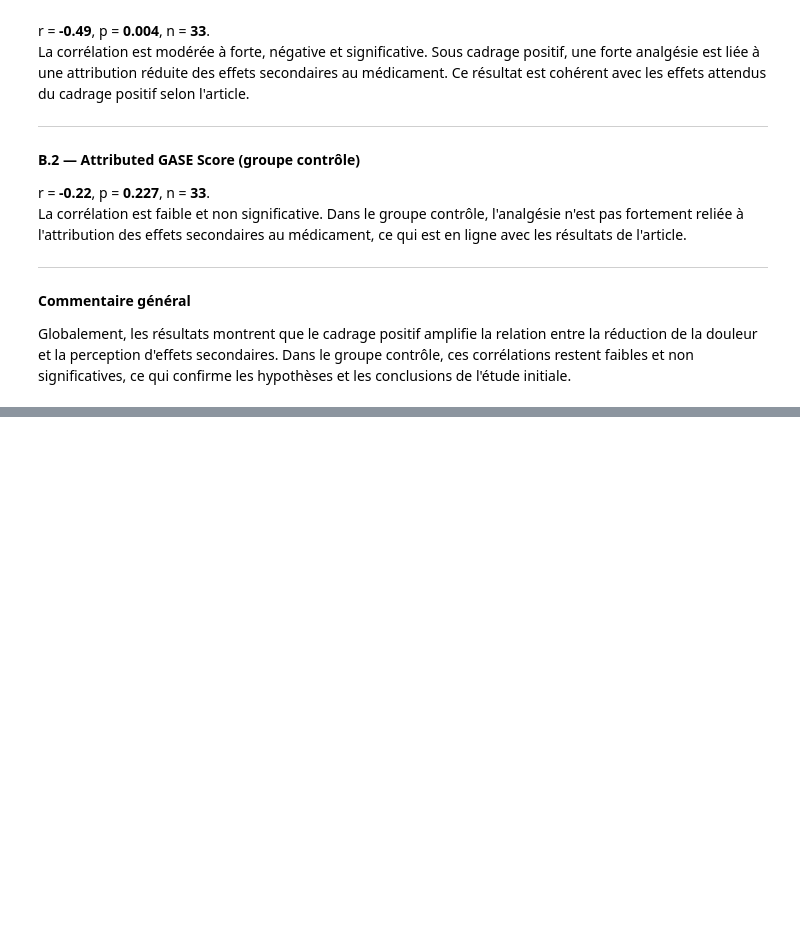
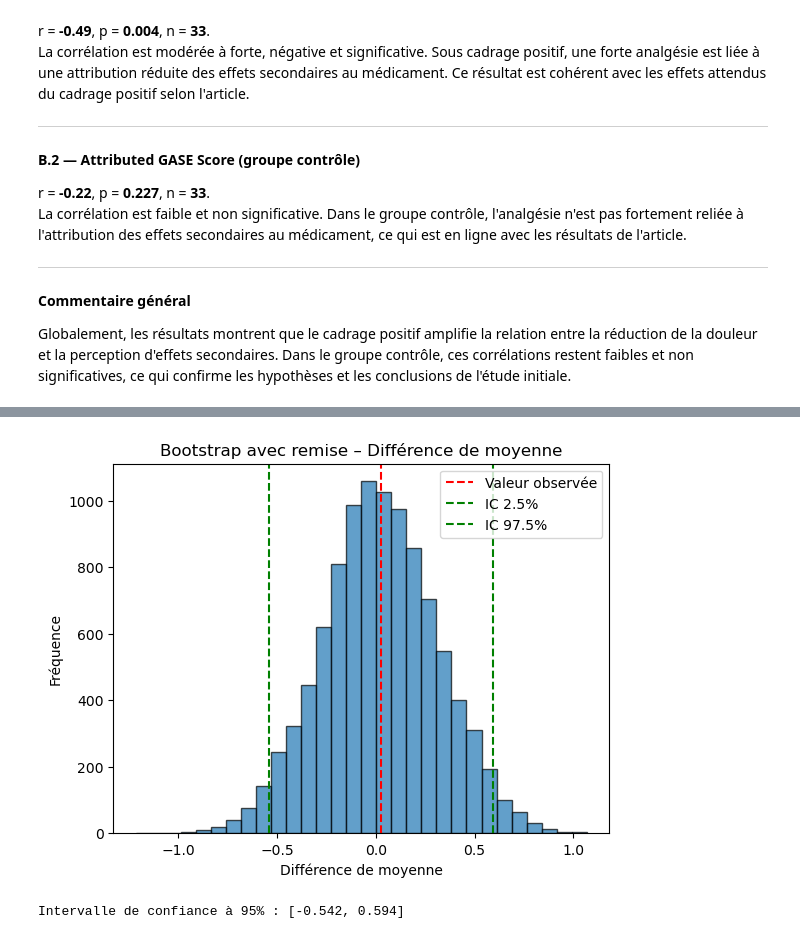
Before and after one commit to nassimdammak-dah/statistiques-, a Jupyter notebook: Nassim_dammak_rééchantillonnage.ipynb, the cells around one changed output, grey strips where cells are left out. Saved outputs shown, nothing was run; the diff lists cells and outputs as text; code cells hidden in the pictures; blank space fills up the shorter version.

```diff
--- a/Nassim_dammak_rééchantillonnage.ipynb
+++ b/Nassim_dammak_rééchantillonnage.ipynb
@@ -557,0 +627,40 @@ Globalement, les résultats montrent que le cadrage positif amplifie la relation
+# %%
+import numpy as np
+import matplotlib.pyplot as plt
+
+# Données réelles
+g0 = df[df['Groupe'] == 'Contrôle']['Delta_Mean_Mod'].dropna().values
+g1 = df[df['Groupe'] == 'Positif']['Delta_Mean_Mod'].dropna().values
+
+# Statistique observée
+stat_obs = np.mean(g0) - np.mean(g1)
+
+# Bootstrap avec remise
+n_bootstrap = 10000
+stats_boot = []
+
+np.random.seed(42)
+for _ in range(n_bootstrap):
+    sample_g0 = np.random.choice(g0, size=len(g0), replace=True)  # ⬅️ avec remise
+    sample_g1 = np.random.choice(g1, size=len(g1), replace=True)
+    stats_boot.append(np.mean(sample_g0) - np.mean(sample_g1))
+
+# Intervalle de confiance (exemple à 95 %)
+ci_lower = np.percentile(stats_boot, 2.5)
+ci_upper = np.percentile(stats_boot, 97.5)
+
+# Affichage
+plt.hist(stats_boot, bins=30, edgecolor='black', alpha=0.7)
+plt.axvline(stat_obs, color='red', linestyle='--', label='Valeur observée')
+plt.axvline(ci_lower, color='green', linestyle='--', label='IC 2.5%')
+plt.axvline(ci_upper, color='green', linestyle='--', label='IC 97.5%')
+plt.title("Bootstrap avec remise – Différence de moyenne")
+plt.xlabel("Différence de moyenne")
+plt.ylabel("Fréquence")
+plt.legend()
+plt.show()
+
+print(f"Intervalle de confiance à 95% : [{ci_lower:.3f}, {ci_upper:.3f}]")
+# %% [output]
+[figure, added]
+Intervalle de confiance à 95% : [-0.542, 0.594]
```
Also changed, not shown: parts of 5 cells of this notebook.
